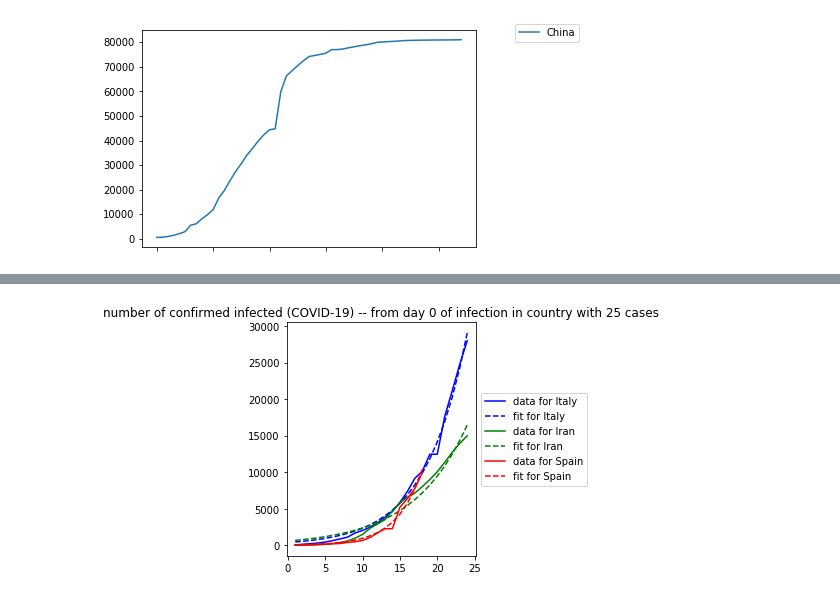
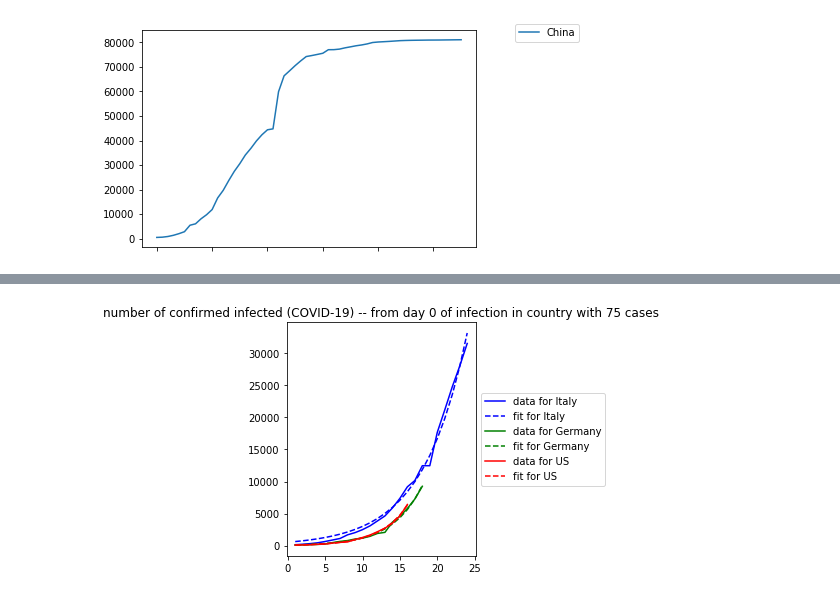
Before and after one commit to kennethgoodman/COVID-19, a Jupyter notebook: KG Analysis/Daily Analysis.ipynb, the cells around one changed output, grey strips where cells are left out. Cells and saved outputs as stored; diff of their text form; code cells hidden in the pictures.

```diff
--- a/KG Analysis/Daily Analysis.ipynb
+++ b/KG Analysis/Daily Analysis.ipynb
@@ -151,13 +151,13 @@ def plotState(US_all, stateName, savefig='', moredays=0, withFit=True, fromCaseN
     if savefig != '':
         plt.savefig(savefig, bbox_inches='tight')
 # %%
-plotCountries(df_confirmed.T.iloc[[1, 2, 4]].T, 0, 3,
-              'Italy.Iran.Spain.png',
+plotCountries(df_confirmed.T.iloc[[1, 5, 7]].T, 0, 3,
+              'Italy.Germany.US.png',
               moredays=0,
               logy=False,
-              fromCaseNum=25)
+              fromCaseNum=75)
 # %% [output]
-[figure, old version]
+[figure, new version]
 # %%
 plotCountries(df_confirmed, 1,7, logy=False, fromCaseNum=0)
 # %% [output]
```
Also changed, not shown: parts of 27 cells of this notebook.
